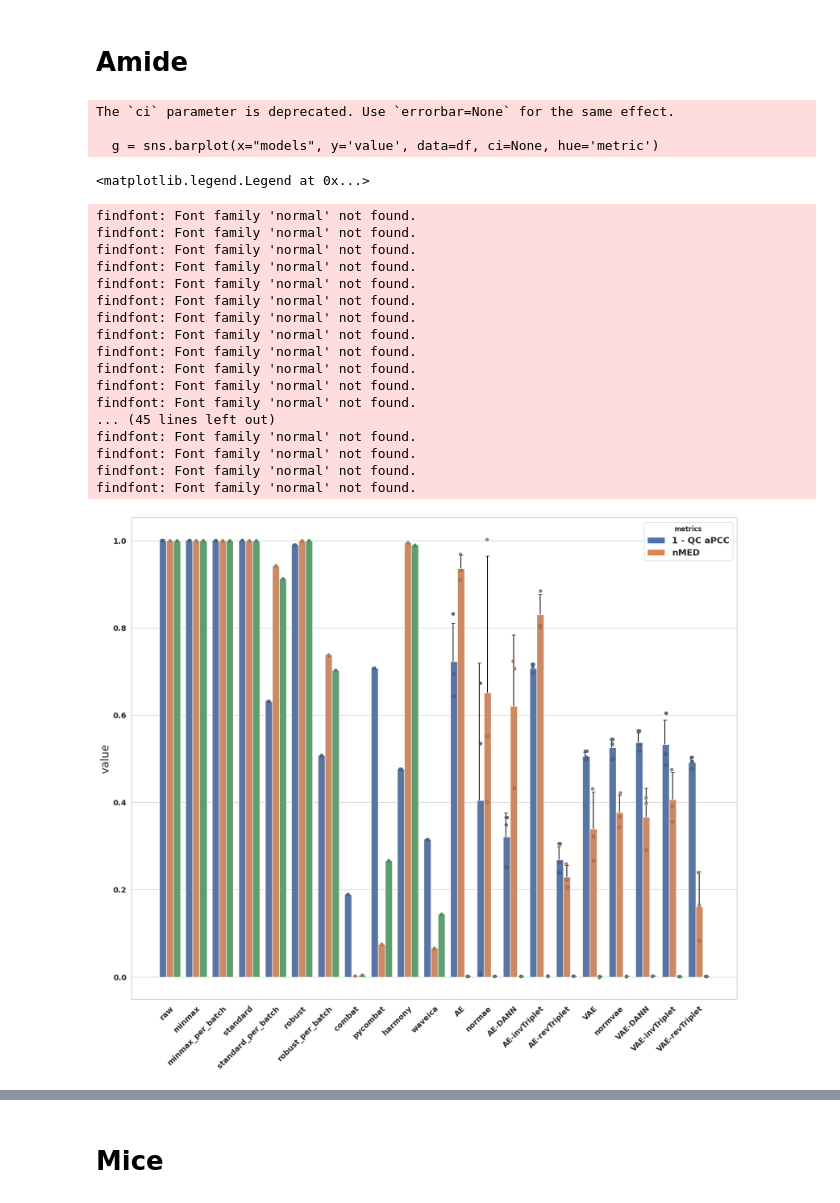
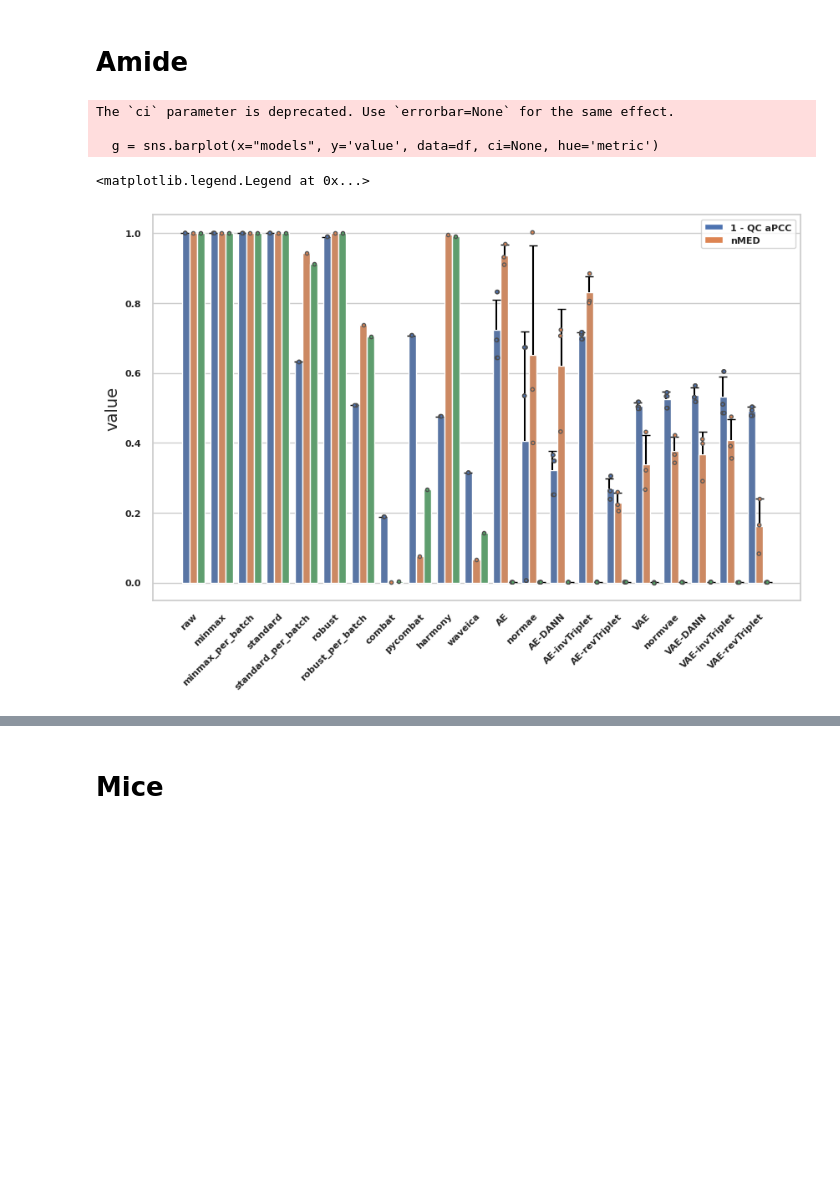
Before and after one commit to spell00/BERNN_MSMS, a Jupyter notebook: notebooks/make_batch_effect_charts_with_dots.ipynb, the cells around one changed output, grey strips where cells are left out. Cells and saved outputs as stored; diff of their text form; code cells hidden in the pictures; blank space fills up the shorter version.

```diff
--- a/notebooks/make_batch_effect_charts_with_dots.ipynb
+++ b/notebooks/make_batch_effect_charts_with_dots.ipynb
@@ -6,6 +6,13 @@ import seaborn as sns
 import matplotlib.pyplot as plt
 import matplotlib
 from matplotlib.patches import Patch
+# %%
+figsize = (10, 6)
+font_size = 10
+xlabel_size = ylabel_size = 14
+xtick_size = ytick_size = 8
+legend_size = 8
+markersize = 3
 # %% [markdown]
 # Alzheimer
 # %%
@@ -199,7 +189,7 @@ width = 0.155
 
 df = pd.concat((df_apcc, df_qc), 0)
 
-sns.set(rc={'figure.figsize':(20,16)})
+sns.set(rc={'figure.figsize':figsize})
 sns.set_style(style='whitegrid')
 g = sns.barplot(x="models", y='value', data=df, ci=None, hue='metric')
 # g.legend_.remove()
@@ -228,21 +218,21 @@ for df, offset in zip([df_apcc, df_qc], [-0.21, 0.21]):
         capline.set_markersize(9)
 # plt.setp(g.get_legend().get_texts()[-4:], fontsize='22') # for legend text
 
-font = {'family' : 'normal',
-        'weight' : 'bold',
-        'size'   : 64}
+font = {'weight' : 'bold',
+        'size'   : font_size}
+
 matplotlib.rc('font', **font)
 g.set_xlabel("")
-g.set_ylabel("value",fontsize=20)
-plt.xticks(rotation = 45, ha='right', rotation_mode='anchor', fontsize=14)
-plt.yticks(fontsize=14)
+g.set_ylabel("value",fontsize=ylabel_size)
+plt.xticks(rotation = 45, ha='right', rotation_mode='anchor', fontsize=xtick_size)
+plt.yticks(fontsize=ytick_size)
 
 handles = [
     Patch(facecolor=color, label=label)
     for label, color in zip(['1 - QC aPCC', "nMED"], ['C0', 'C1'])
 ]
 
-g.legend(handles=handles, fontsize=16, title="metrics")
+g.legend(handles=handles, fontsize=legend_size, title="metrics")
 plt.show()
 # %% [output]
 The `ci` parameter is deprecated. Use `errorbar=None` for the same effect.
@@ -363,7 +339,7 @@ width = 0.155
 
 df = pd.concat((df_be, df_ari, df_ami), 0)
 
-sns.set(rc={'figure.figsize':(20, 16)})
+sns.set(rc={'figure.figsize':figsize})
 sns.set_style(style='whitegrid')
 g = sns.barplot(x="models", y='value', data=df, ci=None, hue='metric')
 # g.legend_.remove()
@@ -373,62 +349,45 @@ g = sns.stripplot(
     data=df,
     hue='metric',
     dodge=True,
-    linewidth=1
+    linewidth=1,
+    size=markersize,
 
 )
 g.legend_.remove()
 g.set_xticklabels(rotation=90, labels=model_names)
 
 lolims = [True for _ in range(len(model_names))]
 
 for df, offset in zip([df_be, df_ari, df_ami], [-0.3, 0, 0.3]):
 
     plotline, caplines, barlinecols = g.errorbar(x = ind+offset, y = df.groupby(['models'], sort=False)['value'].mean(), lolims=lolims,
                 yerr=df.groupby(['models'], sort=False)['value'].std(), fmt='none', c= 'black', capsize = 0)
 
     # [arrow] -> [-]
     for capline in caplines:
         capline.set_marker('_')
         capline.set_markersize(7)
 # plt.setp(g.get_legend().get_texts()[-4:], fontsize='22') # for legend text
 
-font = {'family' : 'normal',
-        'weight' : 'bold',
-        'size'   : 64}
+font = {'weight' : 'bold',
+        'size'   : font_size}
 matplotlib.rc('font', **font)
 g.set_xlabel("")
-g.set_ylabel("value",fontsize=20)
-plt.xticks(rotation = 45, ha='right', rotation_mode='anchor', fontsize=14)
-plt.yticks(fontsize=14)
+g.set_ylabel("value",fontsize=ylabel_size)
+plt.xticks(rotation = 45, ha='right', rotation_mode='anchor', fontsize=xtick_size)
+plt.yticks(fontsize=ytick_size)
 handles = [
     Patch(facecolor=color, label=label)
     for label, color in zip(['1 - QC aPCC', "nMED"], ['C0', 'C1'])
 ]
 
-g.legend(handles=handles, fontsize=16, title="metrics")
+g.legend(handles=handles, fontsize=legend_size)
 # %% [output]
 The `ci` parameter is deprecated. Use `errorbar=None` for the same effect.
 
   g = sns.barplot(x="models", y='value', data=df, ci=None, hue='metric')
 <matplotlib.legend.Legend at 0x...>
-findfont: Font family 'normal' not found.
-findfont: Font family 'normal' not found.
-findfont: Font family 'normal' not found.
-findfont: Font family 'normal' not found.
-findfont: Font family 'normal' not found.
-findfont: Font family 'normal' not found.
-findfont: Font family 'normal' not found.
-findfont: Font family 'normal' not found.
-findfont: Font family 'normal' not found.
-findfont: Font family 'normal' not found.
-findfont: Font family 'normal' not found.
-findfont: Font family 'normal' not found.
-... (45 lines left out)
-findfont: Font family 'normal' not found.
-findfont: Font family 'normal' not found.
-findfont: Font family 'normal' not found.
-findfont: Font family 'normal' not found.
-[figure, old version]
+[figure, new version]
 # %%
 N = len(df_ari['models'].unique())
 # width = 0.2
```
Also changed, not shown: parts of 6 cells of this notebook.
